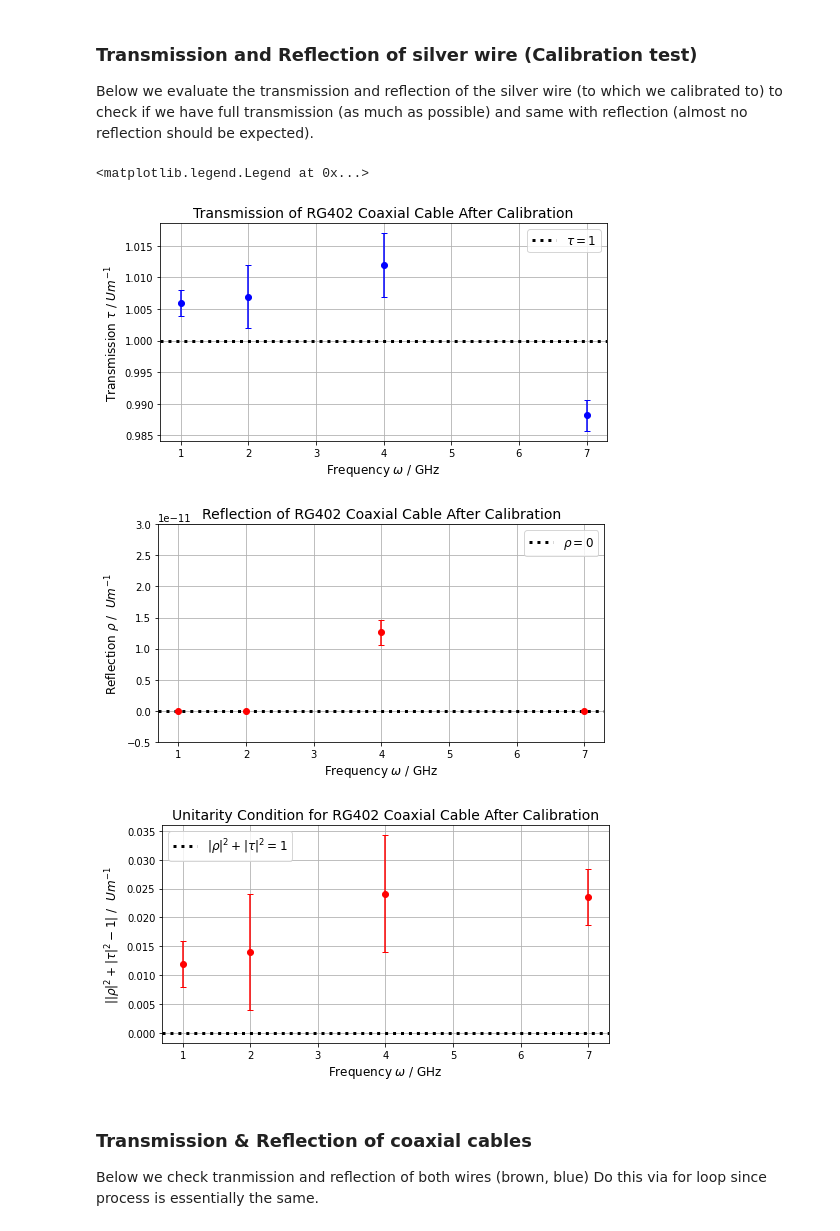
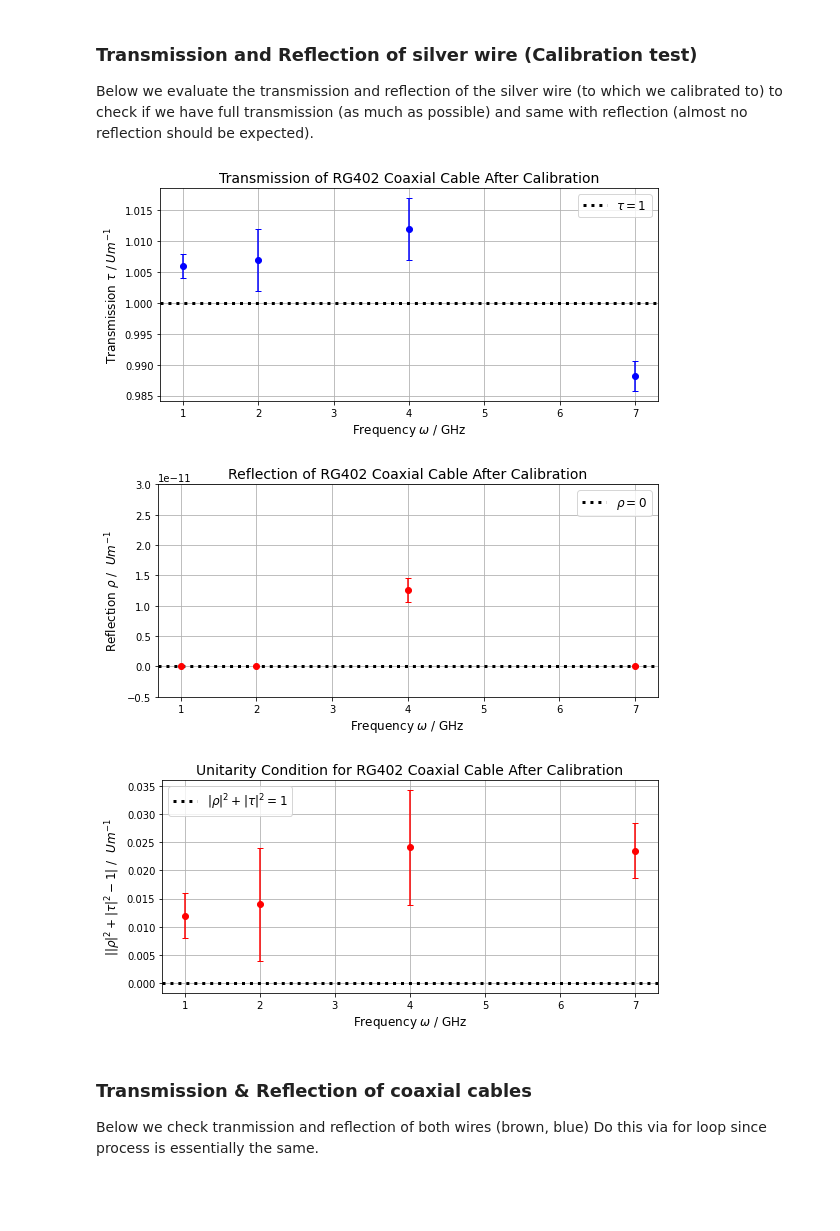
Before and after one commit to tesla1900/advanced-lab-course, a Jupyter notebook: cavities/coax_analysis.ipynb, the cells around one changed output. Drawn from its saved outputs; the diff is of its cells as text; code cells hidden in the pictures; blank space fills up the shorter version.

Commit message:
Exported figures and data

```diff
--- a/cavities/coax_analysis.ipynb
+++ b/cavities/coax_analysis.ipynb
@@ -8,6 +8,8 @@ import matplotlib.pyplot as plt
 import os
 
 from utils import dB_to_U
+
+fig_path = os.path.join(os.getcwd(), "figures")
 
 # modify this based on where you open the notebook
 PATH_TO_DATA = os.path.join(os.getcwd(), "data")
@@ -47,7 +49,7 @@ for i in [1,2]:
     coax_silver_U[i,:], coax_silver_U[i+2,:] = dB_to_U(coax_silver_pm[i,:], coax_silver_pm[i+2,:])
 
 # transmission
-fig, ax = plt.subplots(figsize=(8,4))
+fig, ax = plt.subplots(figsize=(8,4),tight_layout=True)
 ax.errorbar(coax_silver_U[0,:], coax_silver_U[1,:], yerr=coax_silver_U[3,:], linestyle="", marker="o", capsize=3, color="b")
 ax.axhline(1, color="k", ls=":", lw=3.0, label=r"$\tau = 1$")
 ax.set_xlabel("Frequency $\omega$ / GHz", fontsize=12)
@@ -57,42 +59,47 @@ ax.set_title("Transmission of RG402 Coaxial Cable After Calibration", fontsize=1
 ax.grid()
 ax.legend(prop={"size":12})
 
+plt.savefig(os.path.join(fig_path, "coax_trans_{0}.png".format("RG402")))
+
 # Reflection
-fig, ax = plt.subplots(figsize=(8,4))
+fig, ax = plt.subplots(figsize=(8,4),tight_layout=True)
 ax.errorbar(coax_silver_U[0,:], coax_silver_U[2,:], yerr=coax_silver_U[4,:], linestyle="", marker="o", capsize=3, color="r")
 # ax.plot(coax_silver[0,:], dB_to_U(coax_silver[2,:]))
 ax.axhline(0, color="k", ls=":", lw=3.0, label=r"$\rho = 0$")
 ax.set_xlabel("Frequency $\omega$ / GHz", fontsize=12)
 ax.set_ylabel(r"Reflection $\rho$ /  $U m^{{-1}}$", fontsize=12)
 ax.set_title("Reflection of RG402 Coaxial Cable After Calibration", fontsize=14)
 ax.set_ylim([-5e-12, 3e-11])
 
 ax.grid()
 ax.legend(prop={"size":12})
 
+plt.savefig(os.path.join(fig_path, "coax_refl_{0}.png".format("RG402")))
+
 # transmission^2 + reflection^2 (should give 1, check test)
-fig, ax = plt.subplots(figsize=(8,4))
+fig, ax = plt.subplots(figsize=(8,4),tight_layout=True)
 
 coax_silver_sum = coax_silver_U[1,:]**2. + coax_silver_U[2,:]**2.
 
 # error via error propagation, sqrt(2 ( * (tau * tau_err)^2 + (rho * rho_err)^2 ))
 coax_silver_sum_err = 2 * np.sqrt((coax_silver_U[1,:] * coax_silver_U[3,:])**2. + (coax_silver_U[2,:] * coax_silver_U[4,:])**2)
 
 ax.errorbar(coax_silver_U[0,:], np.abs(coax_silver_sum - 1), yerr=coax_silver_sum_err, linestyle="", marker="o", capsize=3, color="r")
 # ax.plot(coax_silver[0,:], dB_to_U(coax_silver[2,:]))
 ax.axhline(0, color="k", ls=":", lw=3.0, label=r"$|\rho|^2 + |\tau|^2 = 1$")
 ax.set_xlabel("Frequency $\omega$ / GHz", fontsize=12)
 ax.set_ylabel(r"$| |\rho|^2 + |\tau|^2 - 1|$ /  $U m^{{-1}}$", fontsize=12)
 ax.set_title("Unitarity Condition for RG402 Coaxial Cable After Calibration", fontsize=14)
 # ax.set_ylim([-5e-12, 3e-11])
 
 ax.grid()
 ax.legend(prop={"size":12})
+
+plt.savefig(os.path.join(fig_path, "coax_unitarity_{0}.png".format("RG402")))
 # %% [output]
-<matplotlib.legend.Legend at 0x...>
-[figure, old version]
+[figure, new version]
-[figure, old version]
+[figure, new version]
-[figure, old version]
+[figure, new version]
 # %% [markdown]
 ### Transmission & Reflection of coaxial cables
 
```
Also changed, not shown: parts of 6 cells of this notebook, 11 other files.
